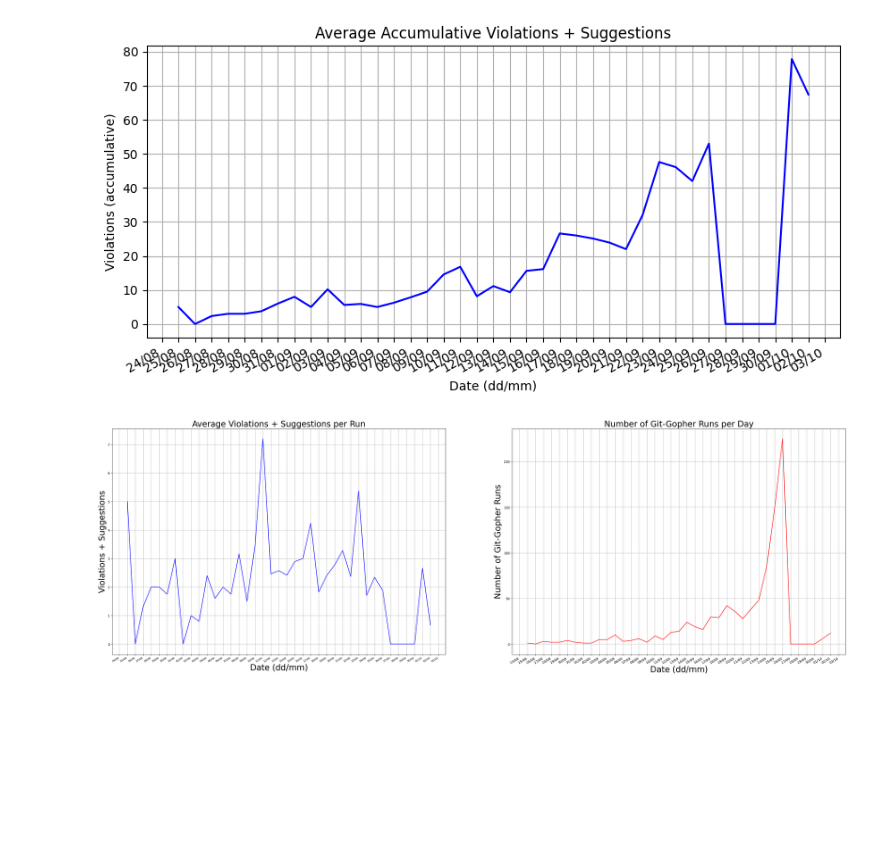
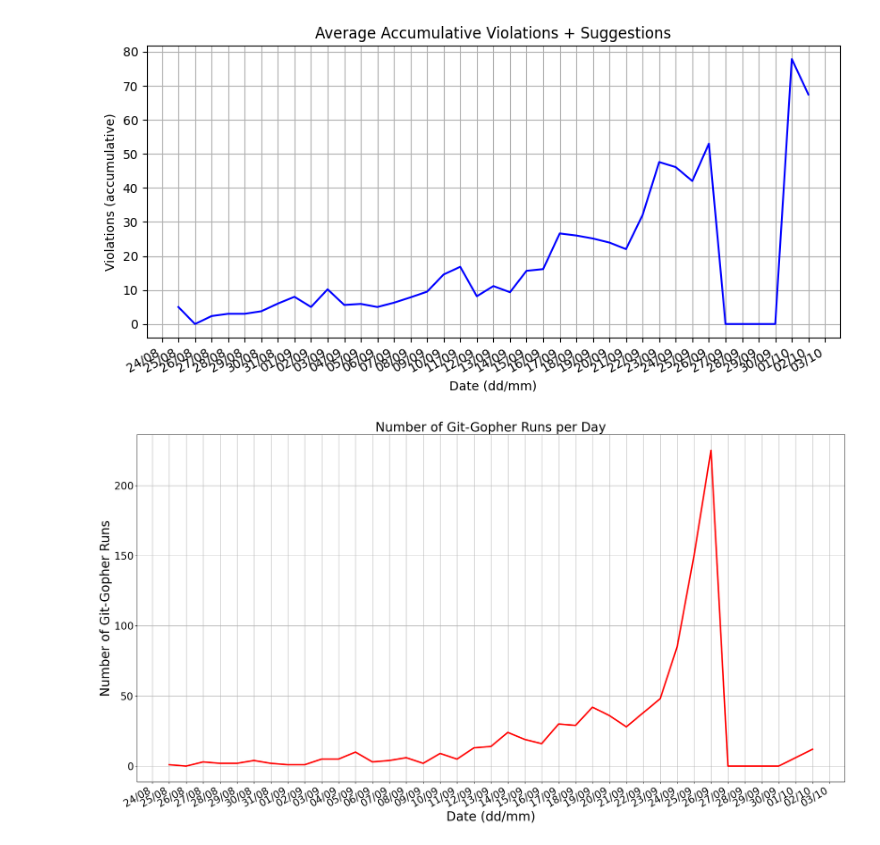
Before and after one commit to Git-Gopher/go-gopher, a Jupyter notebook: notebooks/logs.ipynb, the cells around one changed output. Drawn from its saved outputs; the diff is of its cells as text; code cells hidden in the pictures; blank space fills up the shorter version.

Commit message:
better graph

```diff
--- a/notebooks/logs.ipynb
+++ b/notebooks/logs.ipynb
@@ -163,16 +163,17 @@ acc2(data)
 # %% [output]
 [figure]
 # %%
-fig, (ax1, ax2) = plt.subplots(1, 2)
+fig, (ax2) = plt.subplots(1, 1)
 
 
-ax1.set_title("Average Violations + Suggestions per Run", fontsize=25)
-ax1.set_xlabel("Date (dd/mm)", fontsize=25)
-ax1.set_ylabel("Violations + Suggestions", fontsize=25)
-ax1.xaxis.set_major_formatter(mdates.DateFormatter("%d/%m"))
-ax1.xaxis.set_major_locator(mdates.DayLocator())
-ax1.grid(True)
-ax1.tick_params(axis="x", labelsize=8)
+# ax1.set_title("Average Repository Violations + Suggestions per Day", fontsize=25)
+# ax1.set_xlabel("Date (dd/mm)", fontsize=25)
+# ax1.set_ylabel("Violations + Suggestions", fontsize=25)
+# ax1.xaxis.set_major_formatter(mdates.DateFormatter("%d/%m"))
+# ax1.xaxis.set_major_locator(mdates.DayLocator())
+# ax1.grid(True)
+# ax1.tick_params(axis="x", labelsize=8)
+# ax1.tick_params(axis="y", labelsize=20)
 
 ax2.set_title("Number of Git-Gopher Runs per Day", fontsize=25)
 ax2.set_xlabel("Date (dd/mm)", fontsize=25)
@@ -180,11 +181,14 @@ ax2.set_ylabel("Number of Git-Gopher Runs", fontsize=25)
 ax2.xaxis.set_major_formatter(mdates.DateFormatter("%d/%m"))
 ax2.xaxis.set_major_locator(mdates.DayLocator())
 ax2.grid(True)
-ax2.tick_params(axis="x", labelsize=10)
+ax2.tick_params(axis="x", labelsize=20)
+ax2.tick_params(axis="y", labelsize=20)
+
+
+fig.autofmt_xdate()
 
 fig.set_figheight(14)
-fig.set_figwidth(40)
-fig.autofmt_xdate()
+fig.set_figwidth(25)
 
 blacklist = ["BinaryViolation", "EmptyCommitViolation"]
 
@@ -224,9 +228,13 @@ def violationsPerRun(data):
         prev_raw = vs[0][1]
         for i in range(1, len(vs)):
             save = vs[i][1]
-            vs[i] = (vs[i][0], vs[i][1] - prev_raw)
+            summer = vs[i][1] - prev_raw
+            # some violations can be solved after a run, creating a negative
+            if summer < 0:
+                summer = 0
+            vs[i] = (vs[i][0], summer)
             prev_raw = save
-
+            # print(vs[i][1])
         groups[k] = vs
 
     # find min and max date
@@ -242,40 +250,45 @@ def violationsPerRun(data):
     minDate = minDate.replace(hour=0, minute=0, second=0, microsecond=0)
     maxDate = maxDate.replace(hour=0, minute=0, second=0, microsecond=0)
 
     # range of dates monotomically increasing by day value
     dr = date_range(minDate, maxDate)
 
     xs = []
     ys = []
 
     total_contribs = []
     for i in range(0, len(dr) - 2):
         lower = dr[i]
         upper = dr[i + 1]
 
         vs = []
         # find all dates between update and lower range
+        contribs_on_day = 0
         for (gn, ds) in groups.items():
+            ls = []
             for k, no in ds:
                 if lower <= k <= upper:
-                    vs.append(no)
-
-        total_contribs.append(len(vs))
+                    ls.append(no)
+                    contribs_on_day += 1
+            # empty contribution days
+            ls = ls if ls != [] else [0]
+            vs.append(sum(ls))
+        total_contribs.append(contribs_on_day)
 
         # can't mean empty arrays, hardcode days with no contribs to [0] (zero mean)
         vs = vs if vs != [] else [0]
         ys.append(mean(vs))
         xs.append(lower)
 
-    ax1.plot(xs, ys, c="blue")
-    ax2.plot(xs, total_contribs, c="red")
-    fig.savefig("/tmp/figure.png")
+    # ax1.plot(xs, ys, c="blue")
+    ax2.plot(xs, total_contribs, c="red", linewidth=3)
+    fig.savefig("/tmp/figure.png",  dpi=600, bbox_inches="tight")
 
 
 data = load("../output/merged-log-SOFTENG206-2022.json")
 violationsPerRun(data)
 # %% [output]
-[figure, old version]
+[figure, new version]
 # %%
 from collections import Counter
 
```
Also changed, not shown: parts of 1 cell of this notebook.
